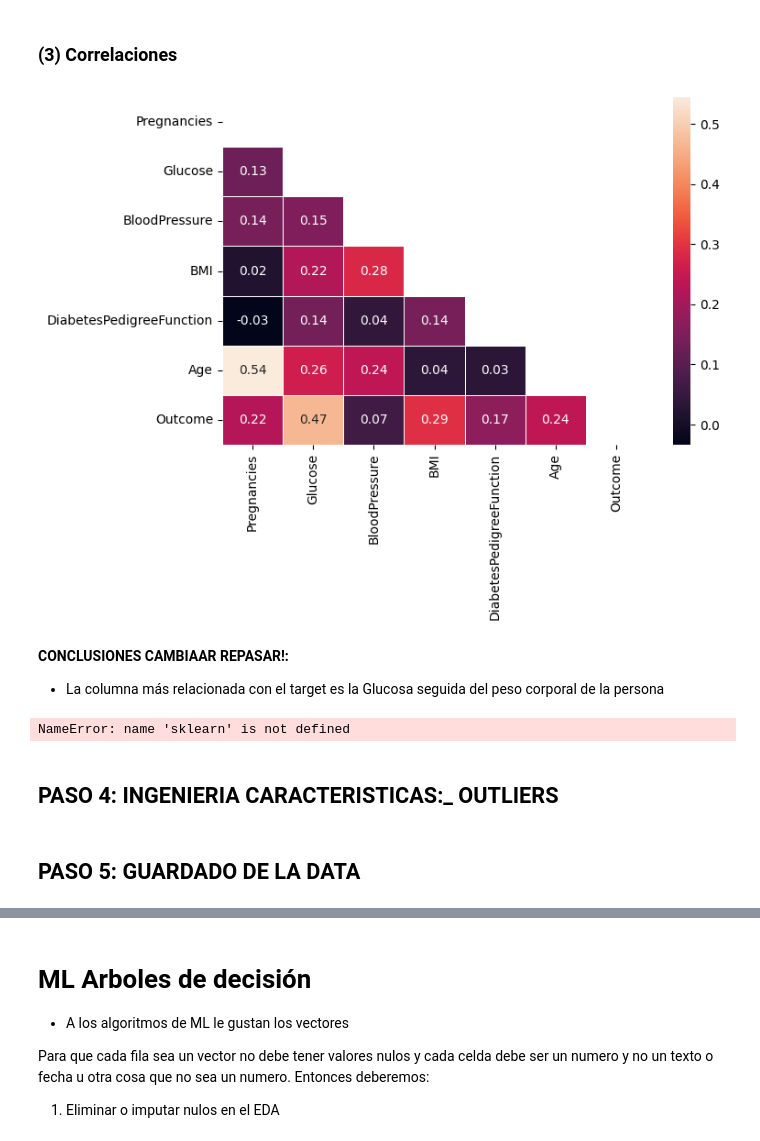
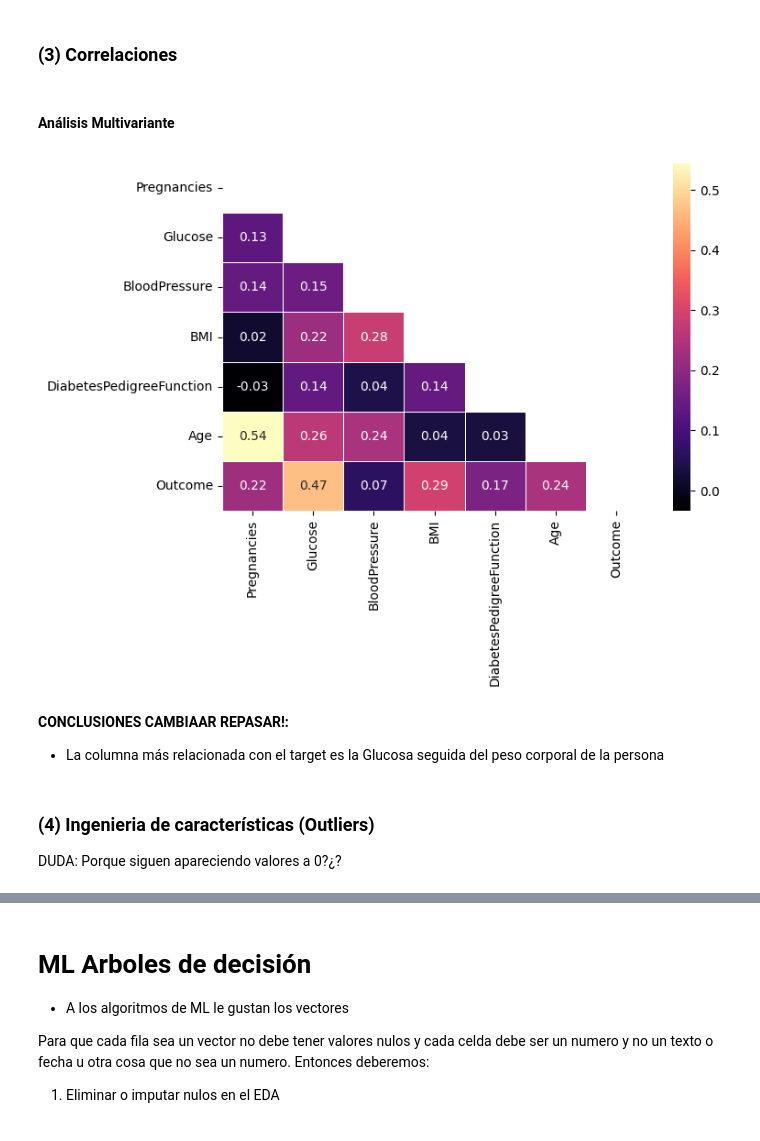
Before and after one commit to 4GeeksAcademy/cristina-chico_tree-desicion23, a Jupyter notebook: src/Cookbook_de_ML.ipynb, the cells around one changed output, grey strips where cells are left out. Cells and saved outputs as stored; diff of their text form; code cells hidden in the pictures.

```diff
--- a/src/Cookbook_de_ML.ipynb
+++ b/src/Cookbook_de_ML.ipynb
@@ -260,41 +262,41 @@ plt.show()
 * ``DiabetesPedigreeFunction``, riesgo genético de tener diabetes. Hay más concentración de datos en las personas que están diagnosticadas sin la enfermedad tienen indices entre el 0.20 y 0.40
 # %% [markdown]
 ### (3) **Correlaciones**
+# %% [markdown]
+####  **Análisis Multivariante**
 # %%
 corr = df.corr()
 mask = np.triu(np.ones_like(corr, dtype=bool))
 
 fig, axis = plt.subplots(figsize=(8, 6))
-sns.heatmap(corr, mask=mask, annot=True, linewidths=0.5, fmt=".2f")
+sns.heatmap(corr, mask=mask, annot=True, linewidths=0.5, fmt=".2f",cmap='magma')
 plt.tight_layout()
 plt.show()
 # %% [output]
-[figure, old version]
+[figure, new version]
 # %% [markdown]
 **CONCLUSIONES CAMBIAAR REPASAR!:**
 * La columna más relacionada con el target es la Glucosa seguida del peso corporal de la persona
 # %%
-#imports
-from sklearn.tree import DecisionTreeClassifier
-dt = DecisionTreeClassifier()
-dt.fit(X_train, y_train)
-X_train, y_train, X_test
-# Split data TRaing& Test
-X_train,X_test,y_train,y_test = sklearn.model_selection.train_test_split(X, y, test_size=0.2, random_state=42, stratify=y)
+# #imports
+# from sklearn.tree import DecisionTreeClassifier
+# dt = DecisionTreeClassifier()
+# dt.fit(X_train, y_train)
+# X_train, y_train, X_test
+# # Split data TRaing& Test
+# X_train,X_test,y_train,y_test = sklearn.model_selection.train_test_split(X, y, test_size=0.2, random_state=42, stratify=y)
 
-mi_prediccion = (X_test['Glucose'] > 120).astype(int)
-# ARMAR PLT TRE DESICION
-# plt.figure(figsize=(12,12))
-# tree.plot_tree(clf,
-#                feature_names=["viento",
-#                               "clima_nublado","clima_soleado",
-#                               "temperatura_fresco", "temperatura_templado",
-#                               "olas_pocas"],
-#                class_names=["no","si"],
-#                filled=True);
+# mi_prediccion = (X_test['Glucose'] > 120).astype(int)
+# # ARMAR PLT TRE DESICION
+# # plt.figure(figsize=(12,12))
+# # tree.plot_tree(clf,
+# #                feature_names=["viento",
+# #                               "clima_nublado","clima_soleado",
+# #                               "temperatura_fresco", "temperatura_templado",
+# #                               "olas_pocas"],
+# #                class_names=["no","si"],
+# #                filled=True);
-# %% [output]
-NameError: name 'sklearn' is not defined
-# %% [markdown]
-## PASO 4: INGENIERIA CARACTERISTICAS:_ OUTLIERS
-# %% [markdown]
-## PASO 5: GUARDADO DE LA DATA
+# %% [markdown]
+### (4) **Ingenieria de características (Outliers)**
+
+DUDA: Porque siguen apareciendo valores a 0?¿?
```
Also changed, not shown: parts of 55 cells of this notebook, 2 other files.
